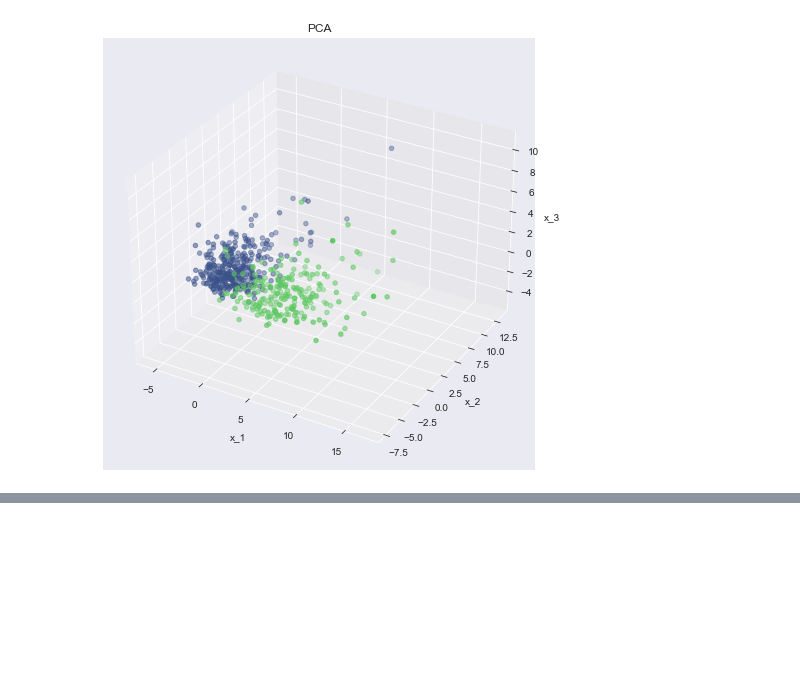
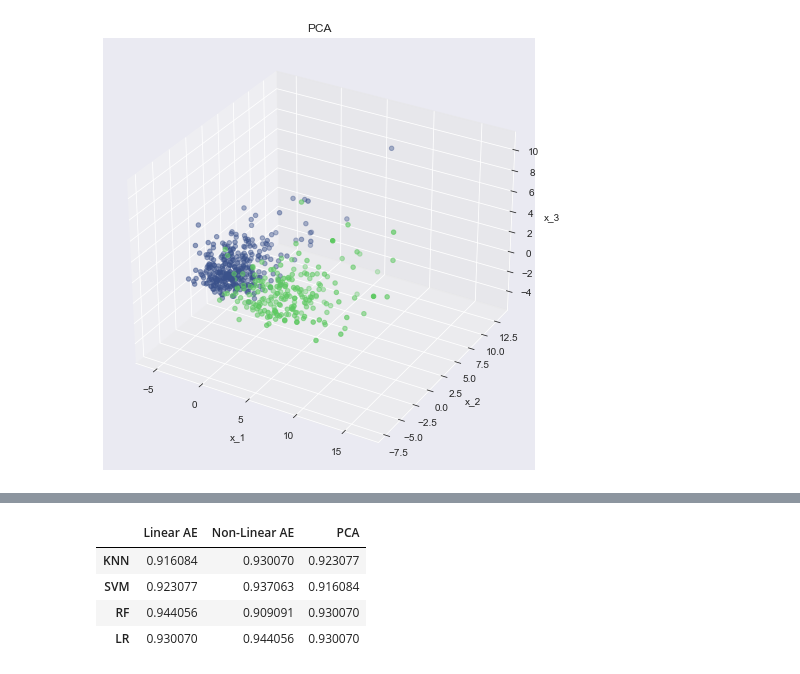
Before and after one commit to ferflugel/research_summer_2022, a Jupyter notebook: deep_learning/pca_vs_autoencoder.ipynb, the cells around one changed output, grey strips where cells are left out. Cells and saved outputs as stored; diff of their text form; code cells hidden in the pictures; blank space fills up the shorter version.

```diff
--- a/deep_learning/pca_vs_autoencoder.ipynb
+++ b/deep_learning/pca_vs_autoencoder.ipynb
@@ -60,7 +60,8 @@ linear_autoencoder.fit(X_train, X_train,
                        epochs=150,
                        batch_size=32,
                        shuffle=True,
-                       validation_data=(X_test, X_test))
+                       validation_data=(X_test, X_test),
+                       verbose=0)
 
 # we now define the linear encoder that will be used to obtain the latent space
 linear_encoder = Model(
@@ -107,7 +90,8 @@ non_linear_autoencoder.fit(X_train, X_train,
                        epochs=500,
                        batch_size=32,
                        shuffle=True,
-                       validation_data=(X_test, X_test))
+                       validation_data=(X_test, X_test),
+                       verbose=0)
 
 # we now define the linear encoder that will be used to obtain the latent space
 non_linear_encoder = Model(
@@ -184,0 +185,17 @@ for latent_space, name in zip([X_linear_ae, X_non_linear_ae, X_pca],
+# %%
+# get the train and test latent spaces
+x_train_linear_ae = linear_encoder.predict(X_train)
+x_test_linear_ae = linear_encoder.predict(X_test)
+x_train_non_linear_ae = non_linear_encoder.predict(X_train)
+x_test_non_linear_ae = non_linear_encoder.predict(X_test)
+x_train_pca = pca.transform(X_train)
+x_test_pca = pca.transform(X_test)
+
+results = []
+
+# apply the classifiers for each model
+for train, test, name in zip([x_train_linear_ae, x_train_non_linear_ae, x_train_pca],
+                             [x_test_linear_ae, x_test_non_linear_ae, x_test_pca],
+                             ['Linear AE', 'Non-Linear AE', 'PCA']):
+    print('\n' + name)
+    results.append(apply_classifiers(train, test))
@@ -184,0 +220,11 @@ for latent_space, name in zip([X_linear_ae, X_non_linear_ae, X_pca],
+# %%
+# create table with results
+results_table = pd.DataFrame(np.array(results).T, columns=['Linear AE', 'Non-Linear AE', 'PCA'])
+results_table.index = ['KNN', 'SVM', 'RF', 'LR']
+results_table
+# %% [output]
+|  | Linear AE | Non-Linear AE | PCA |
+| KNN | 0.916084 | 0.930070 | 0.923077 |
+| SVM | 0.923077 | 0.937063 | 0.916084 |
+| RF | 0.944056 | 0.909091 | 0.930070 |
+| LR | 0.930070 | 0.944056 | 0.930070 |
```
Also changed, not shown: parts of 6 cells of this notebook.
